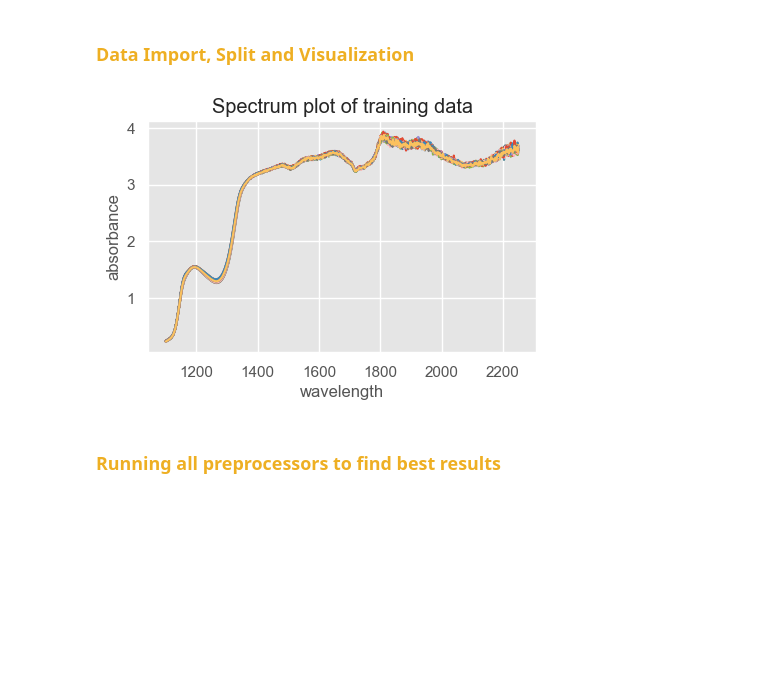
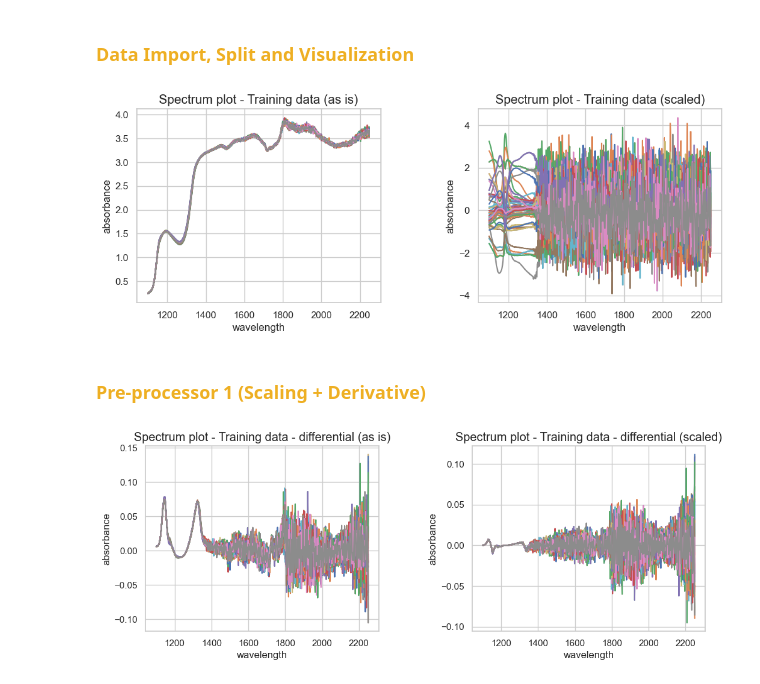
Before and after one commit to kaustav020189/nir-spectroscopy-thesis, a Jupyter notebook: BeerDataset_PLSR.ipynb, the cells around one changed output. Cells and saved outputs as stored; diff of their text form; code cells hidden in the pictures; blank space fills up the shorter version.

```diff
--- a/BeerDataset_PLSR.ipynb
+++ b/BeerDataset_PLSR.ipynb
@@ -28,24 +30,69 @@ pipeline_run_types = util.get_config_values("pipeline_run_types")
 # %%
 # for only one file - write dataset = files[index] (index maybe 0-3).
 # For multiple files set value as list. e.g. - [files[0],files[2]]
 # for all files, set dataset = files
 dataset = files[1]   # using the beer dataset
 
 # Nothing to change here.
 split_params = {
     'sep' : ',',
     'drop_columns' : ['y'],
     'index_column' : None,
     'y_data_column' : 'y',
 }
 
 # Data splitting can be done in various proportions. Check proportions of train-test values available in configfile.ini file
 data = (X_train, X_test, y_train, y_test) = util.get_split_data(files=dataset, split_params=split_params, test_size=float(split_size[0]), showDataEDA=False)
 
-# plot raw training spectrum
-util.plot(x_axis_data=wl, y_axis_data=X_train, title='Spectrum plot of training data', xlabel='wavelength',
-     ylabel='absorbance')
+# Scaling the data
+scaler = StandardScaler()
+X_train_scaled = scaler.fit_transform(X_train)
+
+# plot training spectrum as is
+# util.plot(x_axis_data=wl, y_axis_data=X_train, title='Spectrum plot - Training data (as is)', xlabel='wavelength',
+#      ylabel='absorbance')
+
+#
+# util.plot(x_axis_data=wl, y_axis_data=X_train_scaled, title='Spectrum plot - Training data (scaled)', xlabel='wavelength',
+#      ylabel='absorbance')
+
+plot1_params = {
+    'x_axis_data' : wl,
+    'y_axis_data': X_train,
+    'title':'Spectrum plot - Training data (as is)',
+    'xlabel':'wavelength',
+    'ylabel':'absorbance'
+}
+plot2_params = {
+    'x_axis_data' : wl,
+    'y_axis_data': X_train_scaled,
+    'title':'Spectrum plot - Training data (scaled)',
+    'xlabel':'wavelength',
+    'ylabel':'absorbance'
+}
+util.dual_plot(plot1_params,plot2_params)
 # %% [output]
-[figure, old version]
+[figure, new version]
 # %% [markdown]
-<h3 style="color: #eeaf23">Running all preprocessors to find best results</h3>
+<h3 style="color: #eeaf23">Pre-processor 1 (Scaling + Derivative)</h3>
+# %%
+X_train_diff = np.gradient(X_train, axis=1)
+X_train_diff_scaled = np.gradient(X_train_diff, axis=1)
+
+plot1_params = {
+    'x_axis_data' : wl,
+    'y_axis_data': X_train_diff,
+    'title':'Spectrum plot - Training data - differential (as is)',
+    'xlabel':'wavelength',
+    'ylabel':'absorbance'
+}
+plot2_params = {
+    'x_axis_data' : wl,
+    'y_axis_data': X_train_diff_scaled,
+    'title':'Spectrum plot - Training data - differential (scaled)',
+    'xlabel':'wavelength',
+    'ylabel':'absorbance'
+}
+util.dual_plot(plot1_params,plot2_params)
+# %% [output]
+[figure, added]
```
Also changed, not shown: parts of 11 cells of this notebook, 4 other files.
